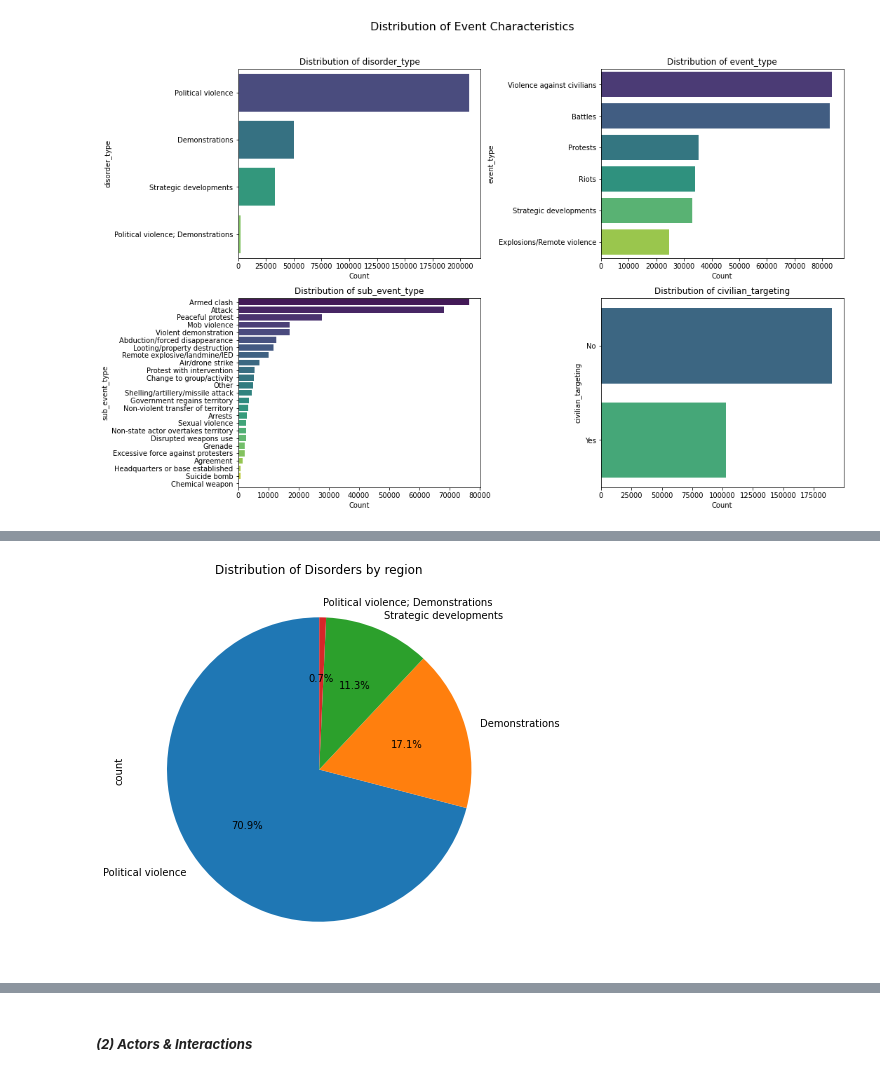
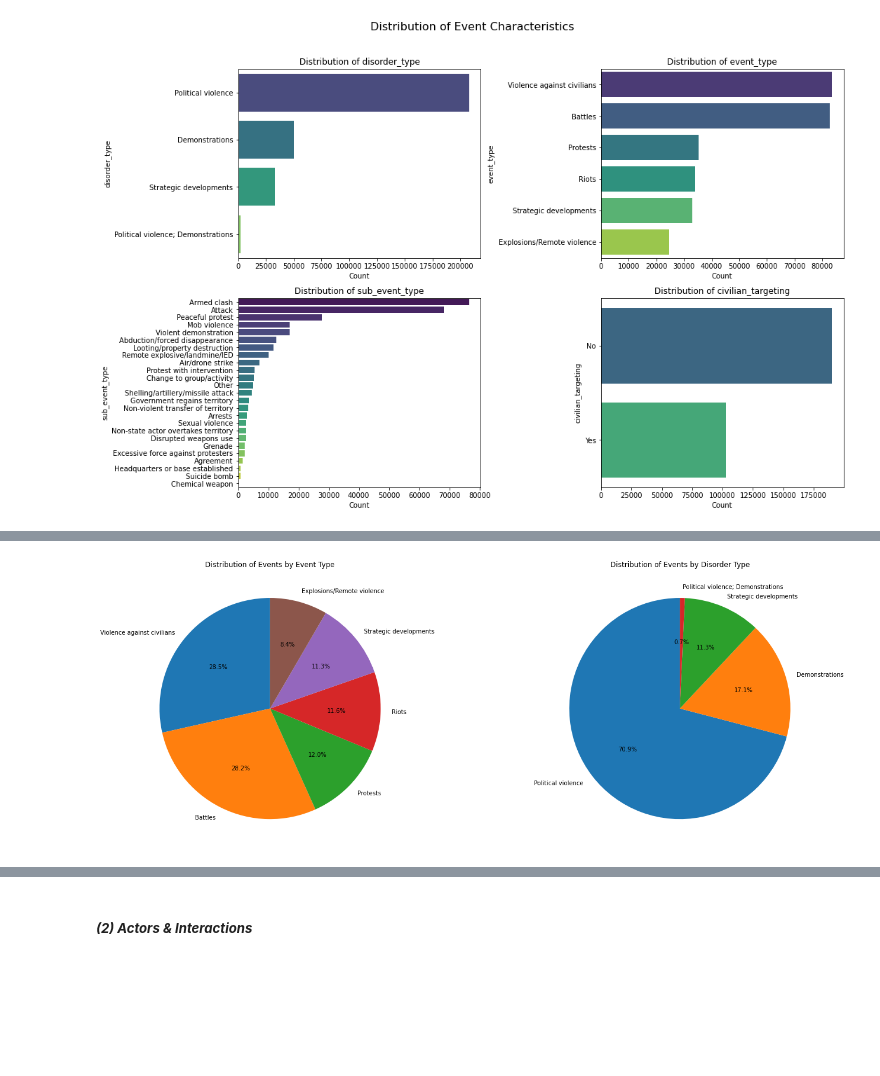
Before and after one commit to Collz472/DSF-PT08P5-GROUP-11-CAPSTONE-PROJECT, a Jupyter notebook: Conflict_Prediction_Model_in_Africa.ipynb, the cells around one changed output, grey strips where cells are left out. Drawn from its saved outputs; the diff is of its cells as text; code cells hidden in the pictures; blank space fills up the shorter version.

```diff
--- a/Conflict_Prediction_Model_in_Africa.ipynb
+++ b/Conflict_Prediction_Model_in_Africa.ipynb
@@ -550,9 +537,28 @@ plt.show()
-# %%
-plt.figure(figsize=(10, 7))
-df1["disorder_type"].value_counts().plot(kind='pie', autopct='%1.1f%%', startangle=90)
-plt.title("Distribution of Disorders by region")
-plt.show()
-# %% [output]
-[figure, removed]
+# %%
+# Columns and Titles for plotting
+columns = ["event_type", "disorder_type"]  # Double-check if the last one is correct
+titles = [
+    "Distribution of Events by Event Type",
+    "Distribution of Events by Disorder Type",
+]
+
+# Create subplots
+fig, axs = plt.subplots(1, 2, figsize=(20, 7))  # 1 row, 3 columns
+
+# Loop through each column and plot
+for i in range(2):
+    df1[columns[i]].value_counts().plot(
+        kind='pie',
+        autopct='%1.1f%%',
+        startangle=90,
+        ax=axs[i]
+    )
+    axs[i].set_title(titles[i])
+    axs[i].set_ylabel('')  # Remove ylabel for cleaner look
+
+plt.tight_layout()
+plt.show()
+# %% [output]
+[figure, added]
 # %% [markdown]
 ##### ***Event Characteristics Interpretation***
```
Also changed, not shown: parts of 7 cells of this notebook.
